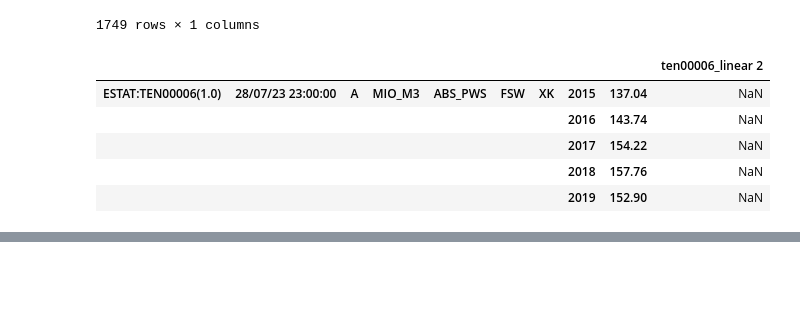
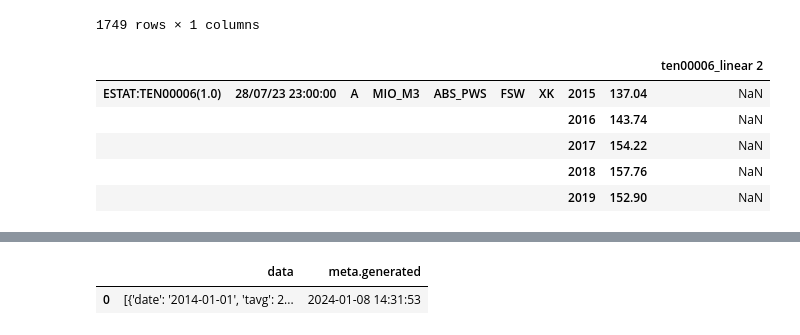
Before and after one commit to ElnazSaeidi/capstone-project-AEJS, a Jupyter notebook: Jessica_EDA_Kaggle_Data.ipynb, the cells around one changed output, grey strips where cells are left out. Drawn from its saved outputs; the diff is of its cells as text; code cells hidden in the pictures; blank space fills up the shorter version.

```diff
--- a/Jessica_EDA_Kaggle_Data.ipynb
+++ b/Jessica_EDA_Kaggle_Data.ipynb
@@ -490,0 +536,17 @@ water_abstr.tail()
+# %%
+import requests
+
+url = "https://meteostat.p.rapidapi.com/stations/monthly"
+
+querystring = {"station":"48601","start":"2014-01-01","end":"2019-12-31"}
+
+headers = {
+	"X-RapidAPI-Key": "5a997ad986msh3524efa7fecba23p16992ejsn9bbe9283a547",
+	"X-RapidAPI-Host": "meteostat.p.rapidapi.com"
+}
+
+response = requests.get(url, headers=headers, params=querystring)
+
+print(response.json())
+
+weather_pen = response.json()
@@ -490,0 +555,12 @@ water_abstr.tail()
+# %%
+import pandas as pd
+import json
+
+# Assume that the JSON data is stored in the variable `response`
+data = response.json()
+
+# Normalize the JSON data
+weather_pen = pd.json_normalize(data)
+
+# Print the resulting dataframe
+print(weather_pen)
@@ -490,0 +570,5 @@ water_abstr.tail()
+# %%
+weather_pen
+# %% [output]
+|  | data | meta.generated |
+| 0 | [{'date': '2014-01-01', 'tavg': 2... | 2024-01-08 14:31:53 |
```
Also changed, not shown: parts of 14 cells of this notebook.
